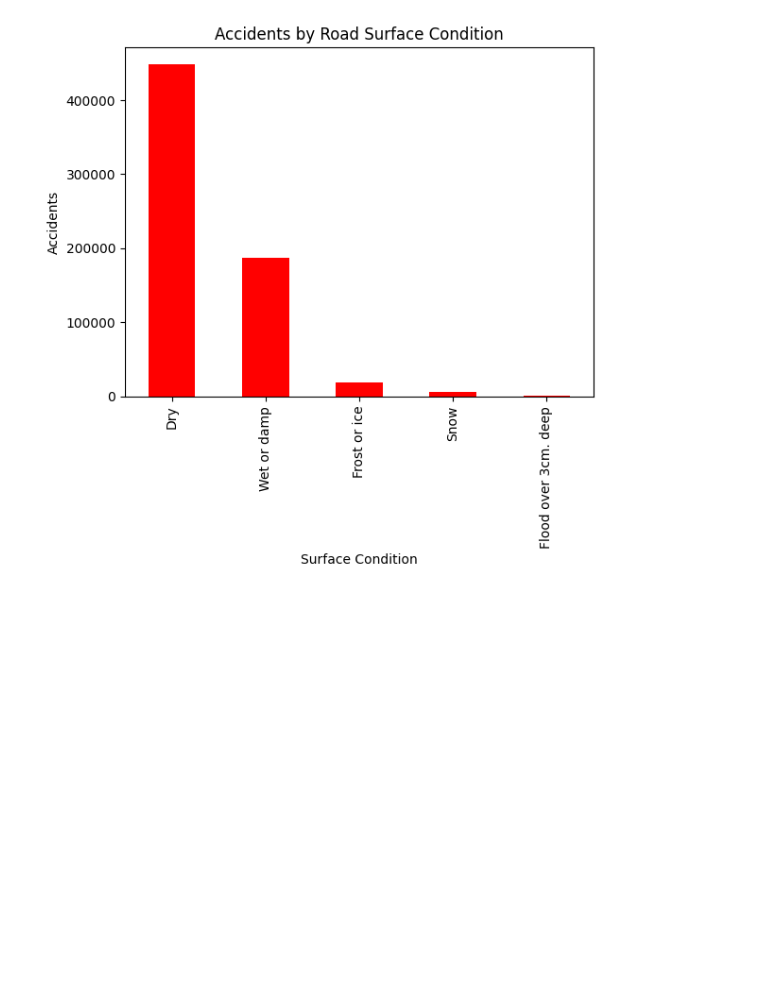
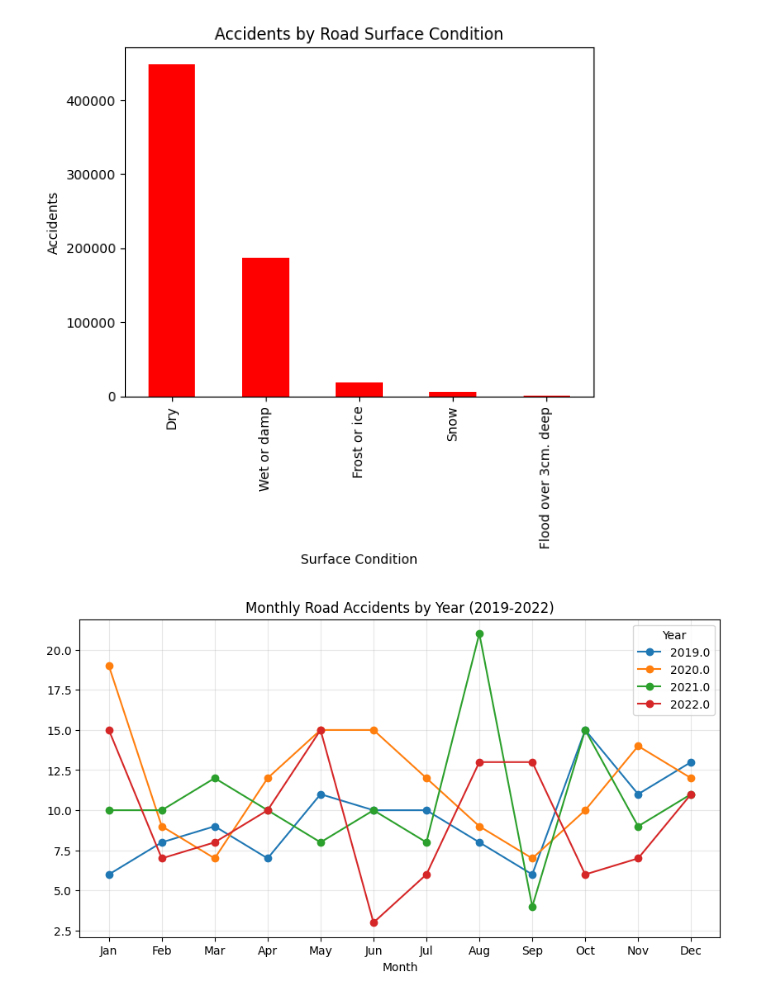
Before and after one commit to Salazar044/ITELEC303_SALAZAR_ACTIVITY2, a Jupyter notebook: Activity2.ipynb, the cells around one changed output. Drawn from its saved outputs; the diff is of its cells as text; code cells hidden in the pictures; blank space fills up the shorter version.

```diff
--- a/Activity2.ipynb
+++ b/Activity2.ipynb
@@ -10,7 +10,7 @@ import pandas as pd
 import warnings
 warnings.filterwarnings ('ignore')
 # %%
-accident = pd.read_csv('datasets\\accident_data.csv')
+accident = pd.read_csv('dataset\\accident_data.csv')
 # %%
 accident
 # %% [output]
@@ -457,3 +429,21 @@ plt.ylabel("Accidents")
 plt.show()
 # %% [output]
 [figure]
+# %%
+accident['Accident Date'] = pd.to_datetime(accident['Accident Date'], errors='coerce')
+accident['Year'] = accident['Accident Date'].dt.year
+accident['Month'] = accident['Accident Date'].dt.month
+# %%
+london_df = accident[accident['District Area'] == 'City of London']
+monthly_data = london_df.groupby(['Year', 'Month'])['Index'].count()
+monthly_data = monthly_data.unstack(level=0)
+monthly_data.plot(
+                  marker='o',
+                  figsize=(10, 5),
+                  title='Monthly Road Accidents by Year (2019-2022)'
+)
+plt.xticks(range(1, 13), ['Jan','Feb','Mar','Apr','May','Jun','Jul','Aug','Sep','Oct','Nov','Dec'])
+plt.grid(alpha=0.3)
+plt.show()
+# %% [output]
+[figure, added]
```
Also changed, not shown: parts of 19 cells of this notebook.
